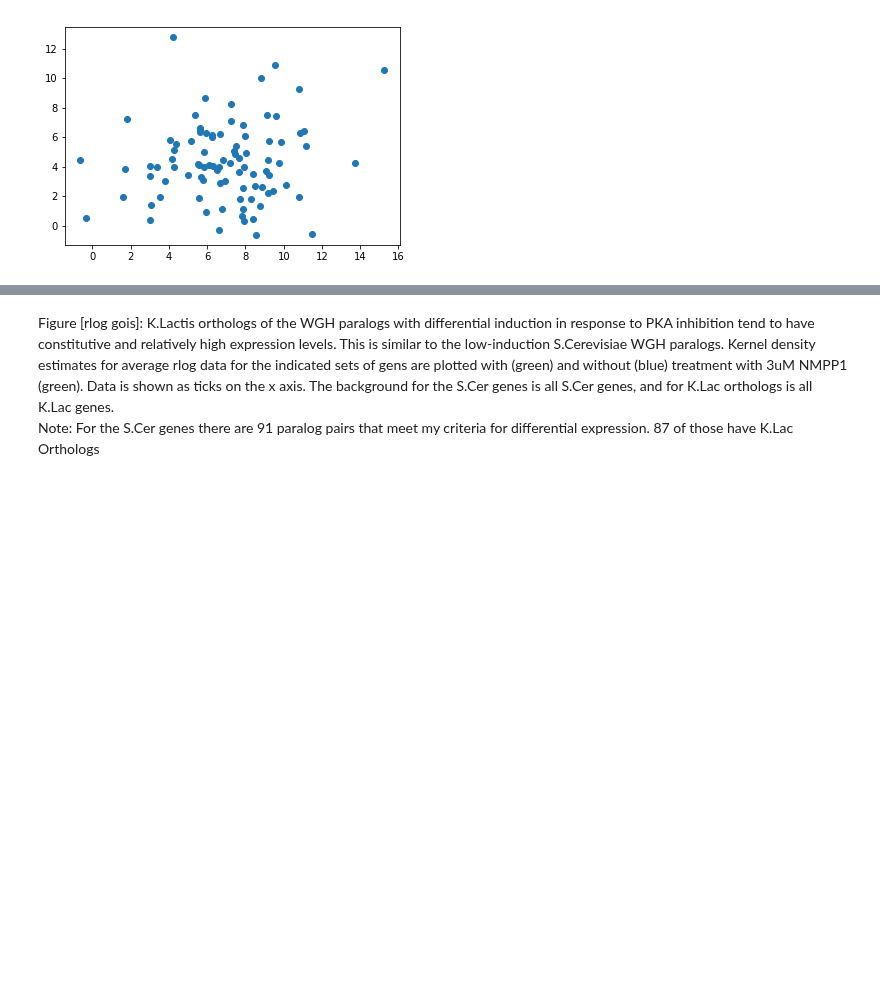
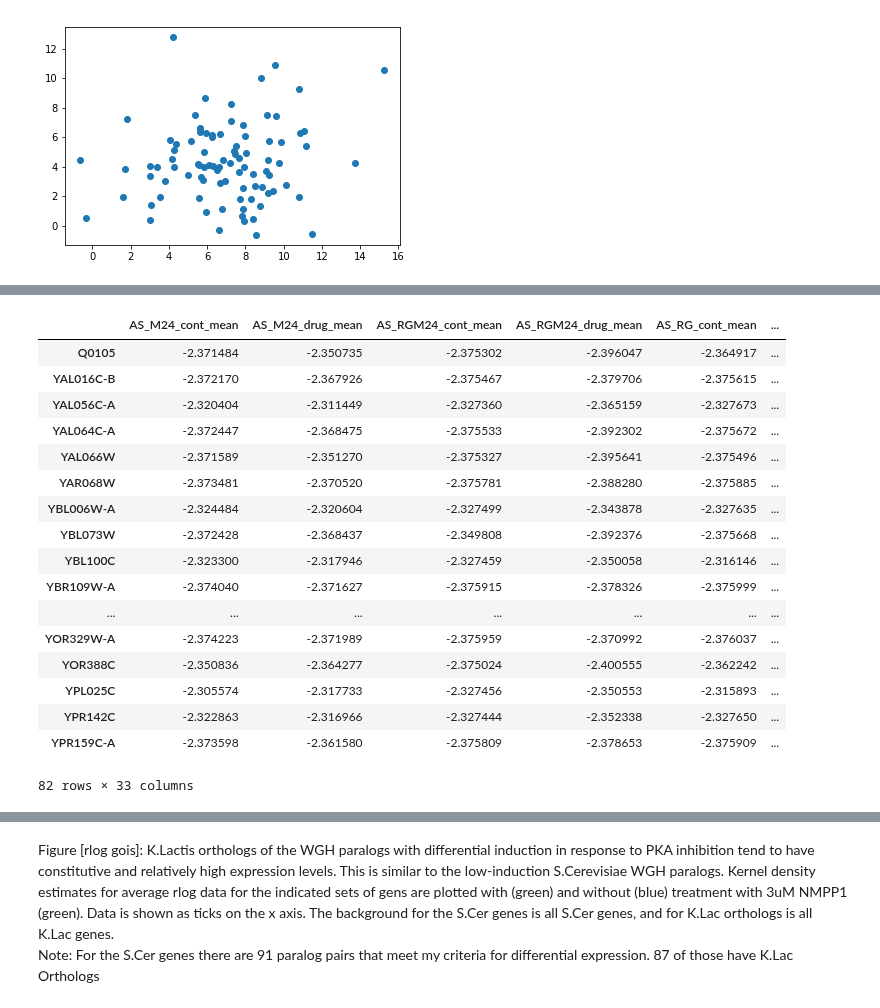
Before and after one commit to heineike02/yeast_esr_expression_analysis, a Jupyter notebook: scripts/20181116_klscpka_r1g1_m24_cross_species_comparison.ipynb, the cells around one changed output, grey strips where cells are left out. Saved outputs shown, nothing was run; the diff lists cells and outputs as text; code cells hidden in the pictures; blank space fills up the shorter version.

```diff
--- a/scripts/20181116_klscpka_r1g1_m24_cross_species_comparison.ipynb
+++ b/scripts/20181116_klscpka_r1g1_m24_cross_species_comparison.ipynb
@@ -384,3 +395,24 @@ len(ohnologs_goi)
+# %%
+rlog_data_mean_var['SC'][rlog_data_mean_var['SC']['AS_WT_drug_mean']<-2.3]
+# %% [output]
+|  | AS_M24_cont_mean | AS_M24_drug_mean | AS_RGM24_cont_mean | AS_RGM24_drug_mean | AS_RG_cont_mean | ... |
+| Q0105 | -2.371484 | -2.350735 | -2.375302 | -2.396047 | -2.364917 | ... |
+| YAL016C-B | -2.372170 | -2.367926 | -2.375467 | -2.379706 | -2.375615 | ... |
+| YAL056C-A | -2.320404 | -2.311449 | -2.327360 | -2.365159 | -2.327673 | ... |
+| YAL064C-A | -2.372447 | -2.368475 | -2.375533 | -2.392302 | -2.375672 | ... |
+| YAL066W | -2.371589 | -2.351270 | -2.375327 | -2.395641 | -2.375496 | ... |
+| YAR068W | -2.373481 | -2.370520 | -2.375781 | -2.388280 | -2.375885 | ... |
+| YBL006W-A | -2.324484 | -2.320604 | -2.327499 | -2.343878 | -2.327635 | ... |
+| YBL073W | -2.372428 | -2.368437 | -2.349808 | -2.392376 | -2.375668 | ... |
+| YBL100C | -2.323300 | -2.317946 | -2.327459 | -2.350058 | -2.316146 | ... |
+| YBR109W-A | -2.374040 | -2.371627 | -2.375915 | -2.378326 | -2.375999 | ... |
+| ... | ... | ... | ... | ... | ... | ... |
+| YOR329W-A | -2.374223 | -2.371989 | -2.375959 | -2.370992 | -2.376037 | ... |
+| YOR388C | -2.350836 | -2.364277 | -2.375024 | -2.400555 | -2.362242 | ... |
+| YPL025C | -2.305574 | -2.317733 | -2.327456 | -2.350553 | -2.315893 | ... |
+| YPR142C | -2.322863 | -2.316966 | -2.327444 | -2.352338 | -2.327650 | ... |
+| YPR159C-A | -2.373598 | -2.361580 | -2.375809 | -2.378653 | -2.375909 | ... |
+82 rows × 33 columns
 # %%
 ## Make Histograms (put dots on x axis)
 
```
Also changed, not shown: parts of 6 cells of this notebook, 7 other files.
